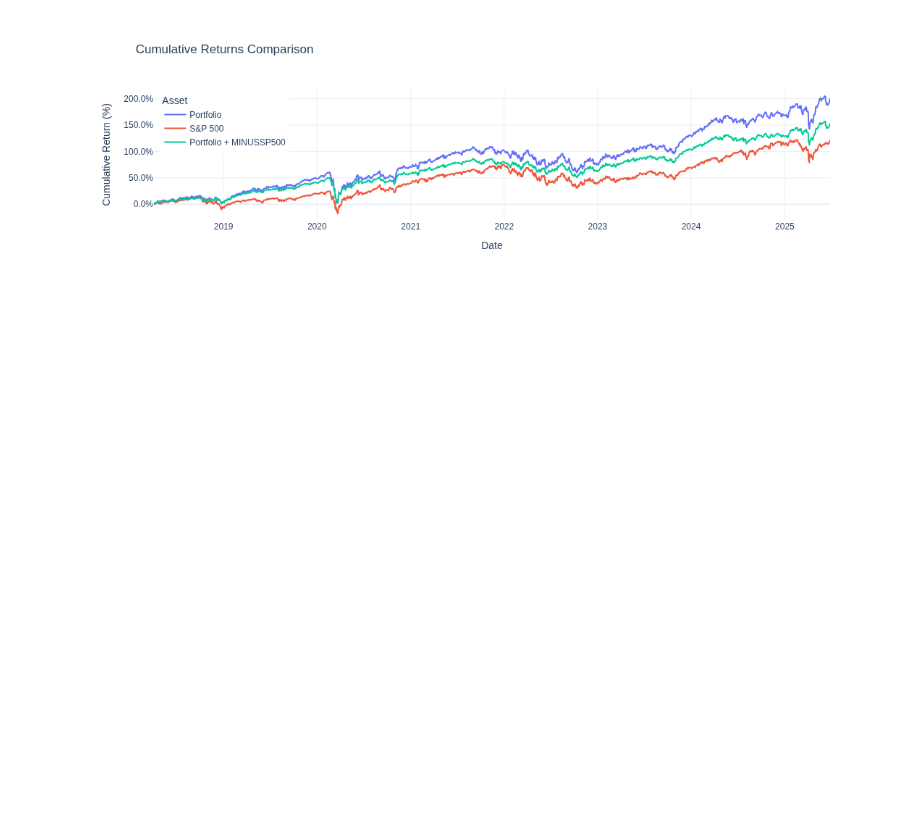
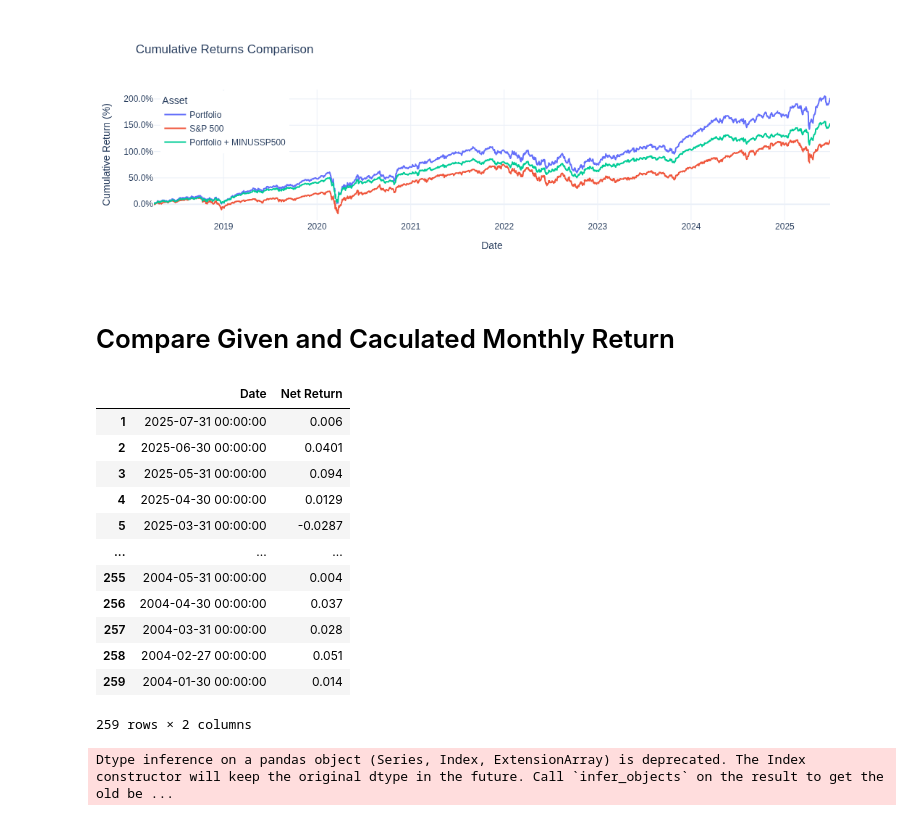
Before and after one commit to Tim-Chen-Xuetao/finance, a Jupyter notebook: notebook/tci_portfolio_analysis_2018_q1_2025_q2.ipynb, the cells around one changed output. Saved outputs shown, nothing was run; the diff lists cells and outputs as text; code cells hidden in the pictures; blank space fills up the shorter version.

```diff
--- a/notebook/tci_portfolio_analysis_2018_q1_2025_q2.ipynb
+++ b/notebook/tci_portfolio_analysis_2018_q1_2025_q2.ipynb
@@ -1012,3 +1012,33 @@ New Correlation with S&P 500: 0.8495
 plot_cumulative_returns(results_df_minus_sp500['Portfolio'], results_df_minus_sp500['SP500'], results_df_minus_sp500['Portfolio + MINUSSP500'], 'Portfolio + MINUSSP500')
 # %% [output]
 [figure]
+# %% [markdown]
+# Compare Given and Caculated Monthly Return
+# %%
+historical_monthly_df = pd.read_excel('../data/TCI - Historical Monthly Net Returns.xlsx', sheet_name='TCI Monthly Returns')
+# %%
+new_columns = historical_monthly_df.iloc[0]
+historical_monthly_df = historical_monthly_df.iloc[1:]
+historical_monthly_df.columns = new_columns
+historical_monthly_df
+# %% [output]
+|  | Date | Net Return |
+| 1 | 2025-07-31 00:00:00 | 0.006 |
+| 2 | 2025-06-30 00:00:00 | 0.0401 |
+| 3 | 2025-05-31 00:00:00 | 0.094 |
+| 4 | 2025-04-30 00:00:00 | 0.0129 |
+| 5 | 2025-03-31 00:00:00 | -0.0287 |
+| ... | ... | ... |
+| 255 | 2004-05-31 00:00:00 | 0.004 |
+| 256 | 2004-04-30 00:00:00 | 0.037 |
+| 257 | 2004-03-31 00:00:00 | 0.028 |
+| 258 | 2004-02-27 00:00:00 | 0.051 |
+| 259 | 2004-01-30 00:00:00 | 0.014 |
+259 rows × 2 columns
+# %%
+historical_monthly_df = historical_monthly_df.set_index('Date')
+historical_monthly_df = historical_monthly_df['Net Return'].sort_index(ascending=True)
+historical_monthly_df.index = historical_monthly_df.index.to_period('M')
+historical_monthly_df.index.name = 'Month'
+# %% [output]
+Dtype inference on a pandas object (Series, Index, ExtensionArray) is deprecated. The Index constructor will keep the original dtype in the future. Call `infer_objects` on the result to get the old be ...
```
Also changed, not shown: parts of 16 cells of this notebook.
